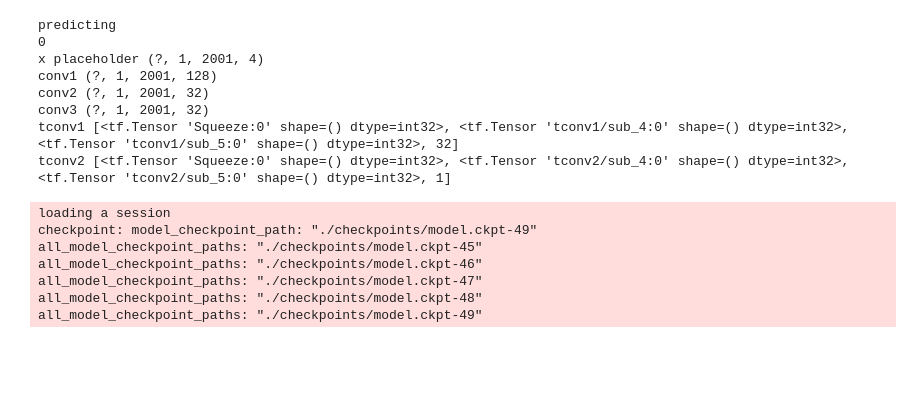
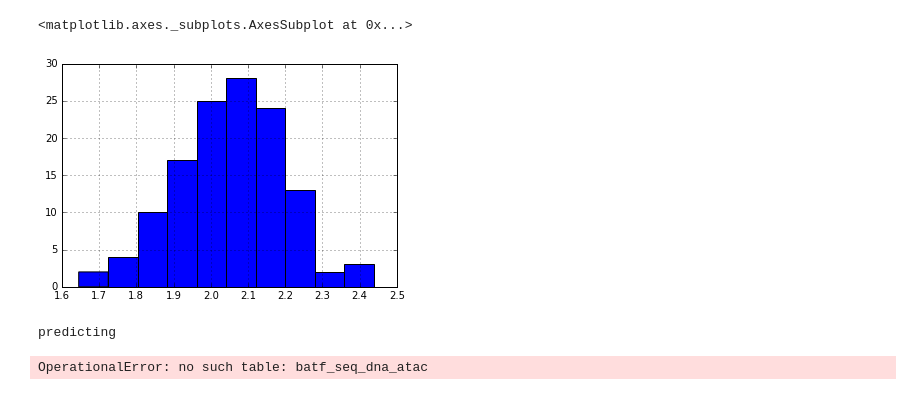
Before and after one commit to DSLituiev/poisson_footprints, a Jupyter notebook: src/visualize.ipynb, the cells around one changed output. Drawn from its saved outputs; the diff is of its cells as text; code cells hidden in the pictures; blank space fills up the shorter version.

```diff
--- a/src/visualize.ipynb
+++ b/src/visualize.ipynb
@@ -114,0 +162,5 @@ ValueError: too many values to unpack (expected 1)
+# %%
+inflist = []
+for nn, x in enumerate(xval.squeeze().transpose(2,0,1)):
+    inflist.append((nn, -(x*(2**x)).sum(0).mean() ))
+inflist = pd.DataFrame(inflist, columns=["ind", "info"])["info"]
@@ -115,3 +176,8 @@ ValueError: too many values to unpack (expected 1)
+# %%
+inflist.hist()
+# %% [output]
+<matplotlib.axes._subplots.AxesSubplot at 0x...>
+[figure, added]
 # %%
 print("predicting")
 test_batchloader = get_loader(conn, where="chr = 'chr22'", binary=False)
@@ -119,19 +185,22 @@ testbl = test_batchloader(500)
 yhat_list = []
 y_list = []
 for nn, (xx, yy) in enumerate(testbl):
+    "initialize the object"
     tfl = footprint_poisson(
             sparsity = 1e-2,
             batch_norm = False,
             BATCH_SIZE = 2**8,
-            dropout = 0.5,
+            dropout = 0.25,
             xlen = 2001,
             display_step = 100,
             xdepth = 4,
-            weight_decay = 0.02583,
+            weight_decay = 0.0583,
             conv1_channels = 128,
             conv2_channels = 32,
-            tconv1_channels = 32,
-            lr = 0.1,
+            conv3_channels = 8,
+            lr = 0.01,
+            checkpoint_dir = flags.FLAGS.checkpoints,
+            logdir = flags.FLAGS.logdir,
             )
 
     print(nn)
@@ -141,20 +210,7 @@ for nn, (xx, yy) in enumerate(testbl):
     break
 # %% [output]
 predicting
-0
-x placeholder (?, 1, 2001, 4)
-conv1 (?, 1, 2001, 128)
-conv2 (?, 1, 2001, 32)
-conv3 (?, 1, 2001, 32)
-tconv1 [<tf.Tensor 'Squeeze:0' shape=() dtype=int32>, <tf.Tensor 'tconv1/sub_4:0' shape=() dtype=int32>, <tf.Tensor 'tconv1/sub_5:0' shape=() dtype=int32>, 32]
-tconv2 [<tf.Tensor 'Squeeze:0' shape=() dtype=int32>, <tf.Tensor 'tconv2/sub_4:0' shape=() dtype=int32>, <tf.Tensor 'tconv2/sub_5:0' shape=() dtype=int32>, 1]
-loading a session
-checkpoint: model_checkpoint_path: "./checkpoints/model.ckpt-49"
-all_model_checkpoint_paths: "./checkpoints/model.ckpt-45"
-all_model_checkpoint_paths: "./checkpoints/model.ckpt-46"
-all_model_checkpoint_paths: "./checkpoints/model.ckpt-47"
-all_model_checkpoint_paths: "./checkpoints/model.ckpt-48"
-all_model_checkpoint_paths: "./checkpoints/model.ckpt-49"
+OperationalError: no such table: batf_seq_dna_atac
 # %%
 all_yhat = np.stack(yhat_list)
 tt = np.arange(len(yhat[0])) - 1000
```
Also changed, not shown: parts of 13 cells of this notebook, 5 other files.
